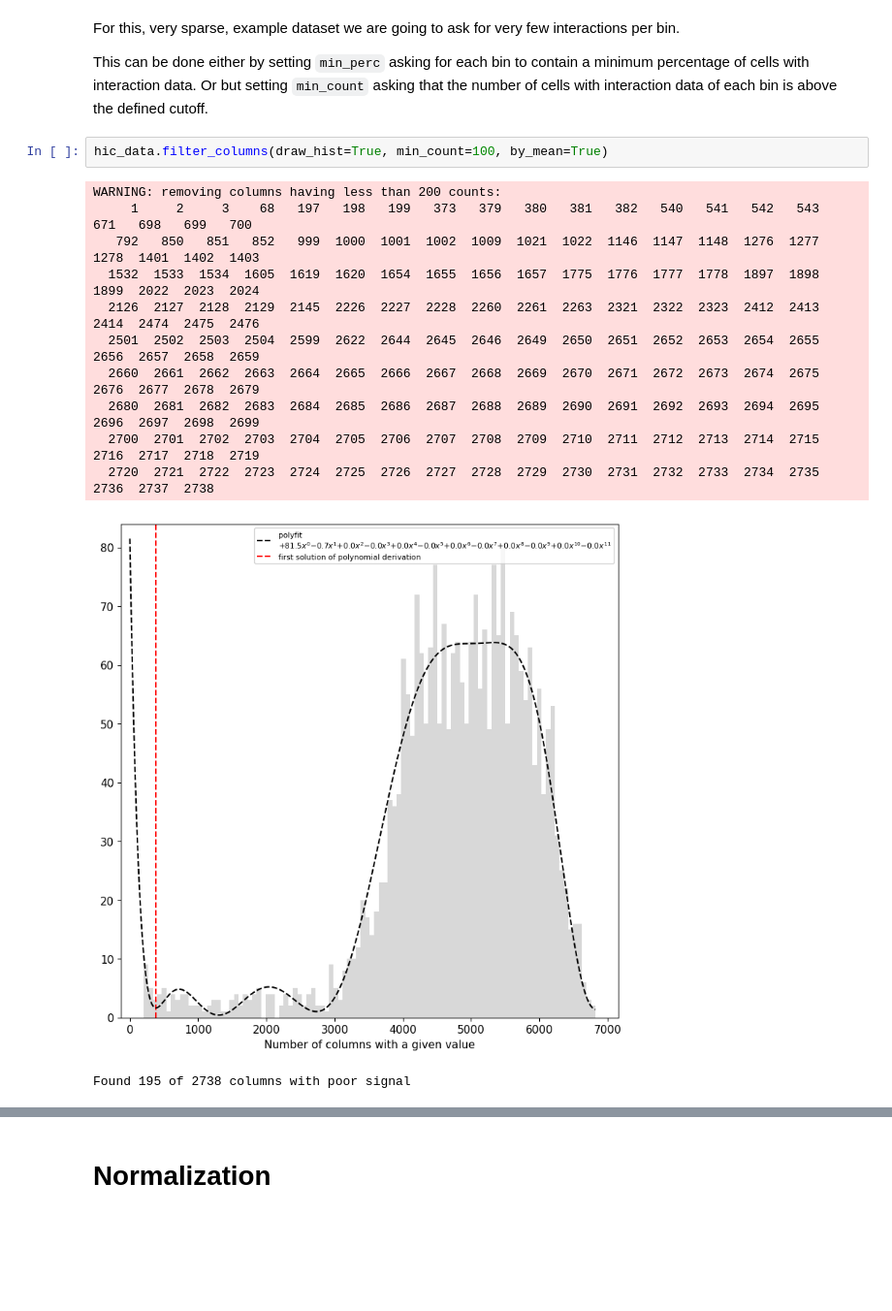
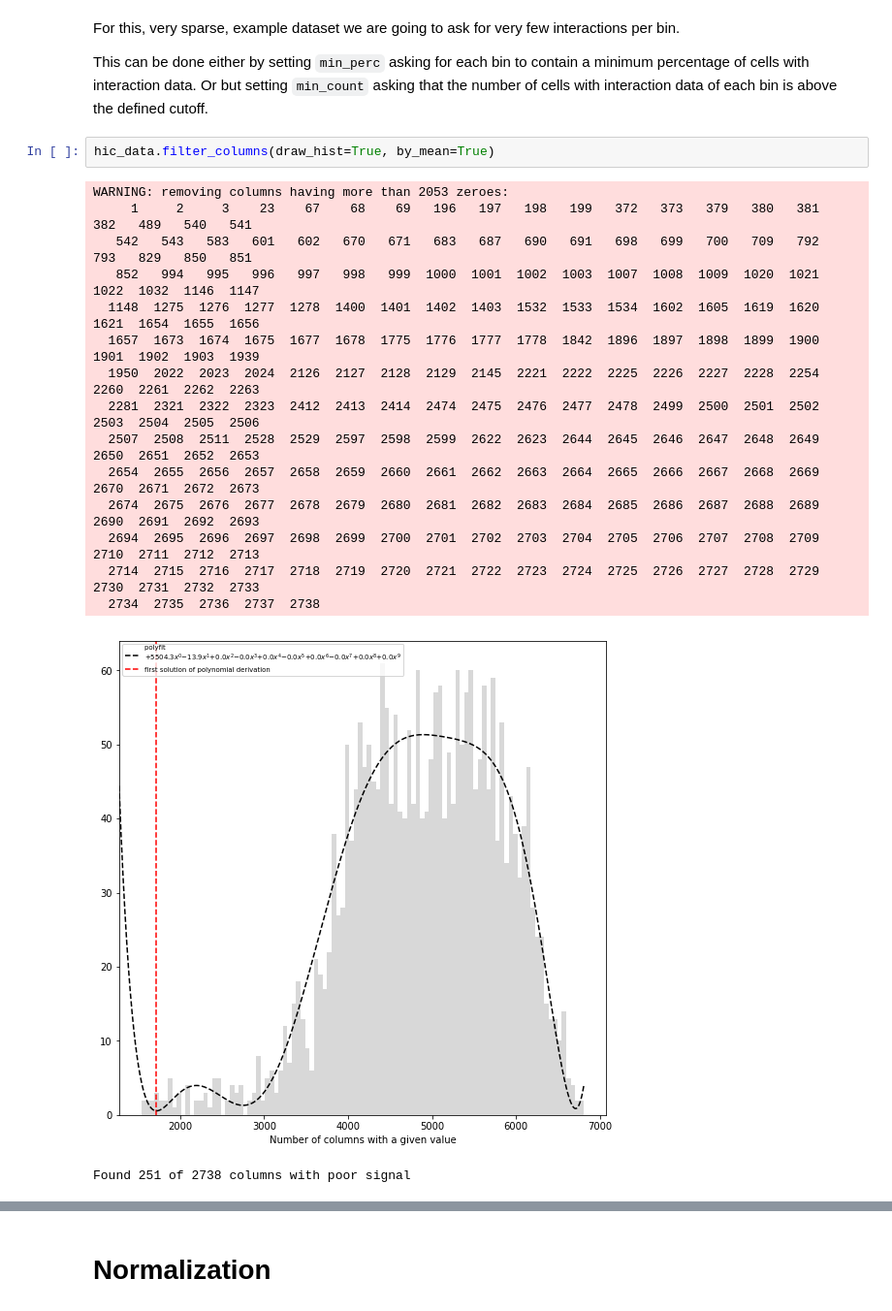
Before and after one commit to 3DGenomes/3DAROC, a Jupyter notebook: Notebooks/04-Bin-filtering and normalization.ipynb, the cells around one changed output, grey strips where cells are left out. Shown at 97% size. Drawn from its saved outputs; the diff is of its cells as text; blank space fills up the shorter version.

```diff
--- a/Notebooks/04-Bin-filtering and normalization.ipynb
+++ b/Notebooks/04-Bin-filtering and normalization.ipynb
@@ -20,17 +20,21 @@ For this, very sparse, example dataset we are going to ask for very few interact
 
 This can be done either by setting `min_perc` asking for each bin to contain a minimum percentage of cells with interaction data. Or but setting `min_count` asking that the number of cells with interaction data of each bin is above the defined cutoff.
 # %%
-hic_data.filter_columns(draw_hist=True, min_count=100, by_mean=True)
+hic_data.filter_columns(draw_hist=True, by_mean=True)
 # %% [output]
-WARNING: removing columns having less than 200 counts:
-     1     2     3    68   197   198   199   373   379   380   381   382   540   541   542   543   671   698   699   700
-   792   850   851   852   999  1000  1001  1002  1009  1021  1022  1146  1147  1148  1276  1277  1278  1401  1402  1403
-  1532  1533  1534  1605  1619  1620  1654  1655  1656  1657  1775  1776  1777  1778  1897  1898  1899  2022  2023  2024
-  2126  2127  2128  2129  2145  2226  2227  2228  2260  2261  2263  2321  2322  2323  2412  2413  2414  2474  2475  2476
-  2501  2502  2503  2504  2599  2622  2644  2645  2646  2649  2650  2651  2652  2653  2654  2655  2656  2657  2658  2659
-  2660  2661  2662  2663  2664  2665  2666  2667  2668  2669  2670  2671  2672  2673  2674  2675  2676  2677  2678  2679
-  2680  2681  2682  2683  2684  2685  2686  2687  2688  2689  2690  2691  2692  2693  2694  2695  2696  2697  2698  2699
-  2700  2701  2702  2703  2704  2705  2706  2707  2708  2709  2710  2711  2712  2713  2714  2715  2716  2717  2718  2719
-  2720  2721  2722  2723  2724  2725  2726  2727  2728  2729  2730  2731  2732  2733  2734  2735  2736  2737  2738
+WARNING: removing columns having more than 2053 zeroes:
+     1     2     3    23    67    68    69   196   197   198   199   372   373   379   380   381   382   489   540   541
+   542   543   583   601   602   670   671   683   687   690   691   698   699   700   709   792   793   829   850   851
+   852   994   995   996   997   998   999  1000  1001  1002  1003  1007  1008  1009  1020  1021  1022  1032  1146  1147
+  1148  1275  1276  1277  1278  1400  1401  1402  1403  1532  1533  1534  1602  1605  1619  1620  1621  1654  1655  1656
+  1657  1673  1674  1675  1677  1678  1775  1776  1777  1778  1842  1896  1897  1898  1899  1900  1901  1902  1903  1939
+  1950  2022  2023  2024  2126  2127  2128  2129  2145  2221  2222  2225  2226  2227  2228  2254  2260  2261  2262  2263
+  2281  2321  2322  2323  2412  2413  2414  2474  2475  2476  2477  2478  2499  2500  2501  2502  2503  2504  2505  2506
+  2507  2508  2511  2528  2529  2597  2598  2599  2622  2623  2644  2645  2646  2647  2648  2649  2650  2651  2652  2653
+  2654  2655  2656  2657  2658  2659  2660  2661  2662  2663  2664  2665  2666  2667  2668  2669  2670  2671  2672  2673
+  2674  2675  2676  2677  2678  2679  2680  2681  2682  2683  2684  2685  2686  2687  2688  2689  2690  2691  2692  2693
+  2694  2695  2696  2697  2698  2699  2700  2701  2702  2703  2704  2705  2706  2707  2708  2709  2710  2711  2712  2713
+  2714  2715  2716  2717  2718  2719  2720  2721  2722  2723  2724  2725  2726  2727  2728  2729  2730  2731  2732  2733
+  2734  2735  2736  2737  2738
-[figure, old version]
+[figure, new version]
-Found 195 of 2738 columns with poor signal
+Found 251 of 2738 columns with poor signal
```
Also changed, not shown: parts of 7 cells of this notebook, 8 other files.
